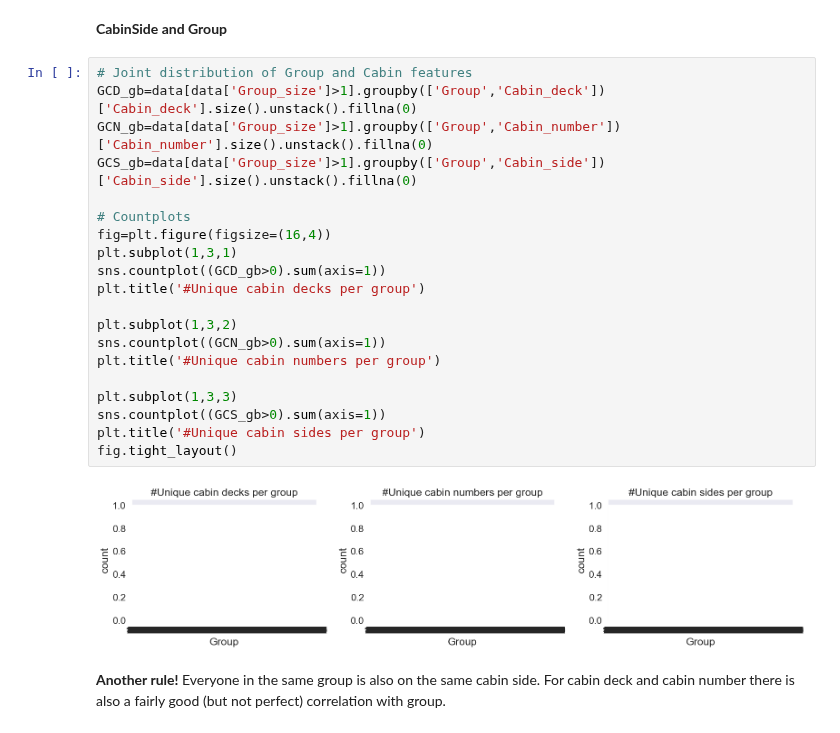
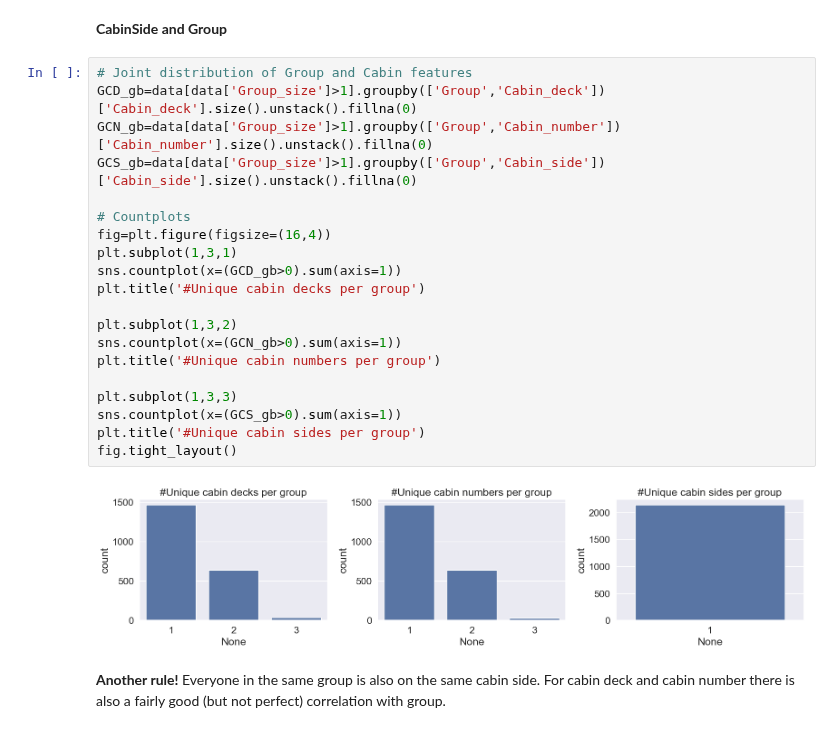
Before and after one commit to GiaooaiG/spaceship-titanic, a Jupyter notebook: 参考.ipynb, the cells around one changed output. Saved outputs shown, nothing was run; the diff lists cells and outputs as text.

```diff
--- a/参考.ipynb
+++ b/参考.ipynb
@@ -811,25 +816,25 @@ data.loc[data['Family_size']>100,'Family_size']=0
 # %%
 # Joint distribution of Group and Cabin features
 GCD_gb=data[data['Group_size']>1].groupby(['Group','Cabin_deck'])['Cabin_deck'].size().unstack().fillna(0)
 GCN_gb=data[data['Group_size']>1].groupby(['Group','Cabin_number'])['Cabin_number'].size().unstack().fillna(0)
 GCS_gb=data[data['Group_size']>1].groupby(['Group','Cabin_side'])['Cabin_side'].size().unstack().fillna(0)
 
 # Countplots
 fig=plt.figure(figsize=(16,4))
 plt.subplot(1,3,1)
-sns.countplot((GCD_gb>0).sum(axis=1))
+sns.countplot(x=(GCD_gb>0).sum(axis=1))
 plt.title('#Unique cabin decks per group')
 
 plt.subplot(1,3,2)
-sns.countplot((GCN_gb>0).sum(axis=1))
+sns.countplot(x=(GCN_gb>0).sum(axis=1))
 plt.title('#Unique cabin numbers per group')
 
 plt.subplot(1,3,3)
-sns.countplot((GCS_gb>0).sum(axis=1))
+sns.countplot(x=(GCS_gb>0).sum(axis=1))
 plt.title('#Unique cabin sides per group')
 fig.tight_layout()
 # %% [output]
-[figure, old version]
+[figure, new version]
 # %% [markdown]
 **Another rule!** Everyone in the same group is also on the same cabin side. For cabin deck and cabin number there is also a fairly good (but not perfect) correlation with group.
 # %%
```
Also changed, not shown: parts of 3 cells of this notebook.
